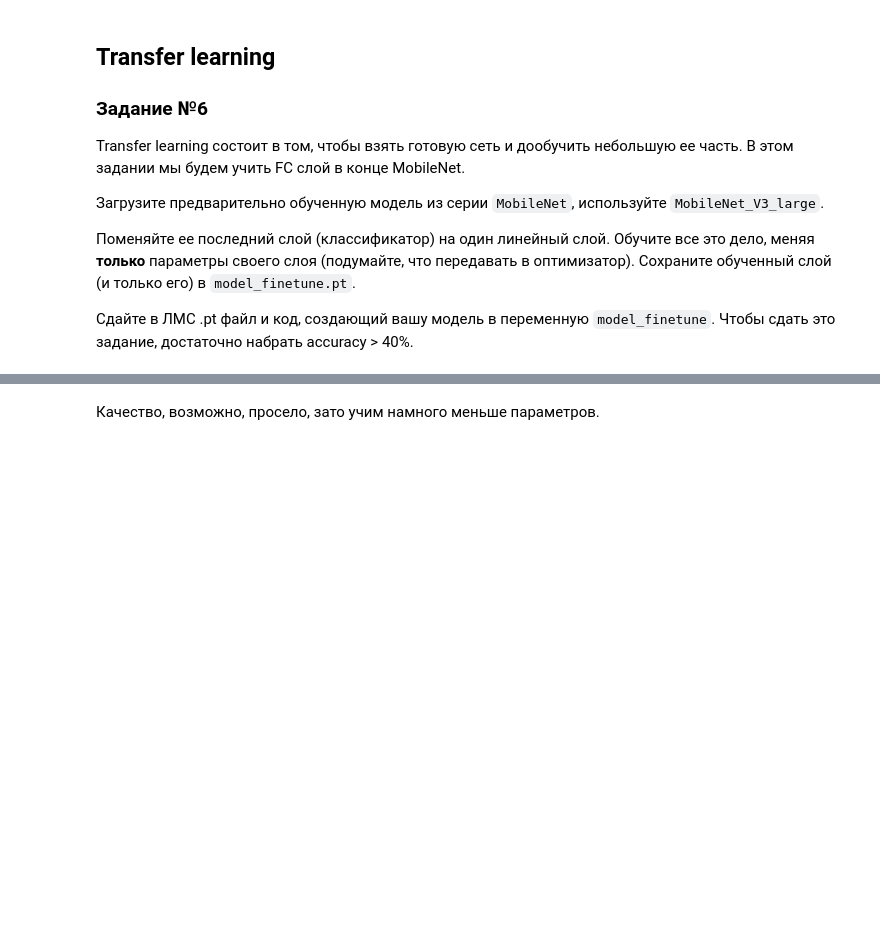
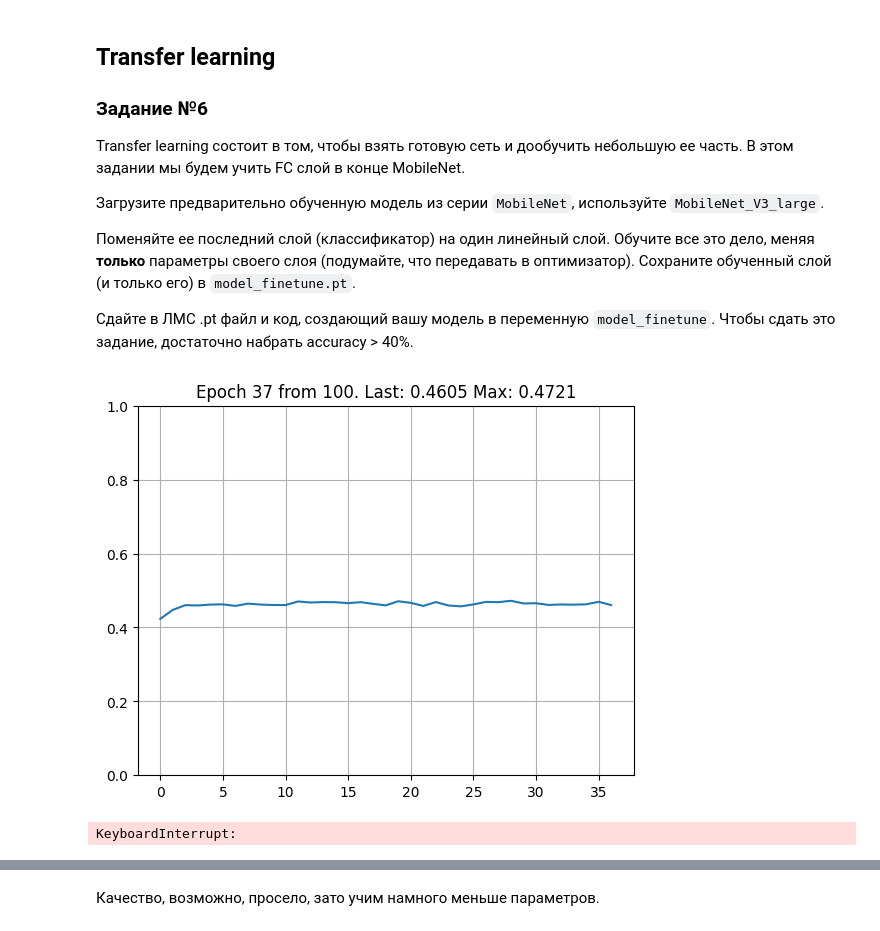
Before and after one commit to theotheo46/nlp, a Jupyter notebook: hw-student_va.ipynb, the cells around one changed output, grey strips where cells are left out. Drawn from its saved outputs; the diff is of its cells as text; code cells hidden in the pictures; blank space fills up the shorter version.

```diff
--- a/hw-student_va.ipynb
+++ b/hw-student_va.ipynb
@@ -521,3 +521,31 @@ Transfer learning состоит в том, чтобы взять готовую
 
 Сдайте в ЛМС .pt файл и код, создающий вашу модель в переменную `model_finetune`.
 Чтобы сдать это задание, достаточно набрать accuracy > 40%.
+# %%
+from torchvision import models
+
+class ModifiedResNet18(nn.Module):
+    def __init__(self, num_classes=10):
+        super().__init__()
+        # Загрузка предварительно обученной модели
+        self.resnet18 = models.resnet18(pretrained=True)
+
+        # Замораживание всех слоев кроме последнего полносвязного
+        for param in self.resnet18.parameters():
+            param.requires_grad = False
+
+        # Изменение последнего полносвязного слоя
+        num_ftrs = self.resnet18.fc.in_features
+        self.resnet18.fc = nn.Linear(num_ftrs, num_classes)
+
+    def forward(self, x):
+        return self.resnet18(x)
+
+torch.manual_seed(987)
+params = TrainConfig(lr=1e-3, num_epochs=100)
+model = ModifiedResNet18()
+optimizer = torch.optim.Adam(model.parameters(), lr=params.lr)
+train_loop(model, train_loader, test_loader, optimizer, params)
+# %% [output]
+[figure, added]
+KeyboardInterrupt:
```
Also changed, not shown: parts of 14 cells of this notebook, 1 other file.
